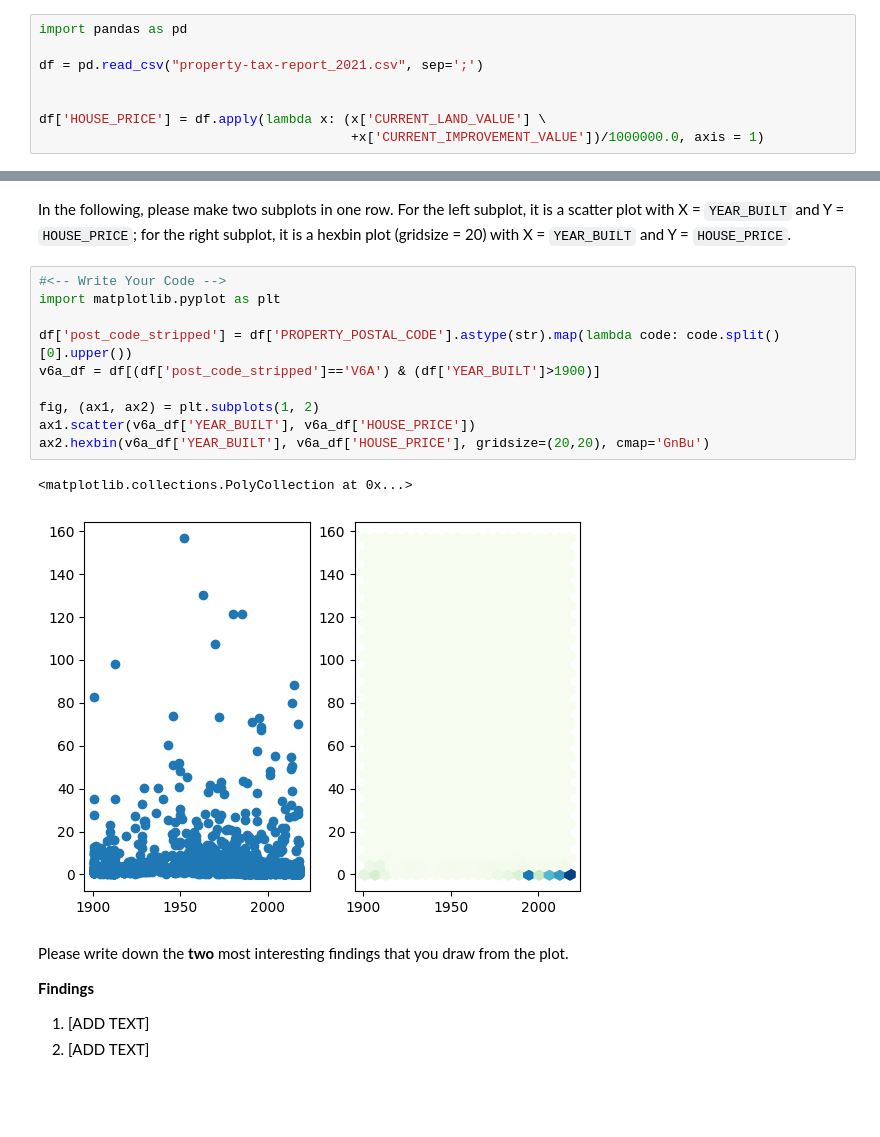
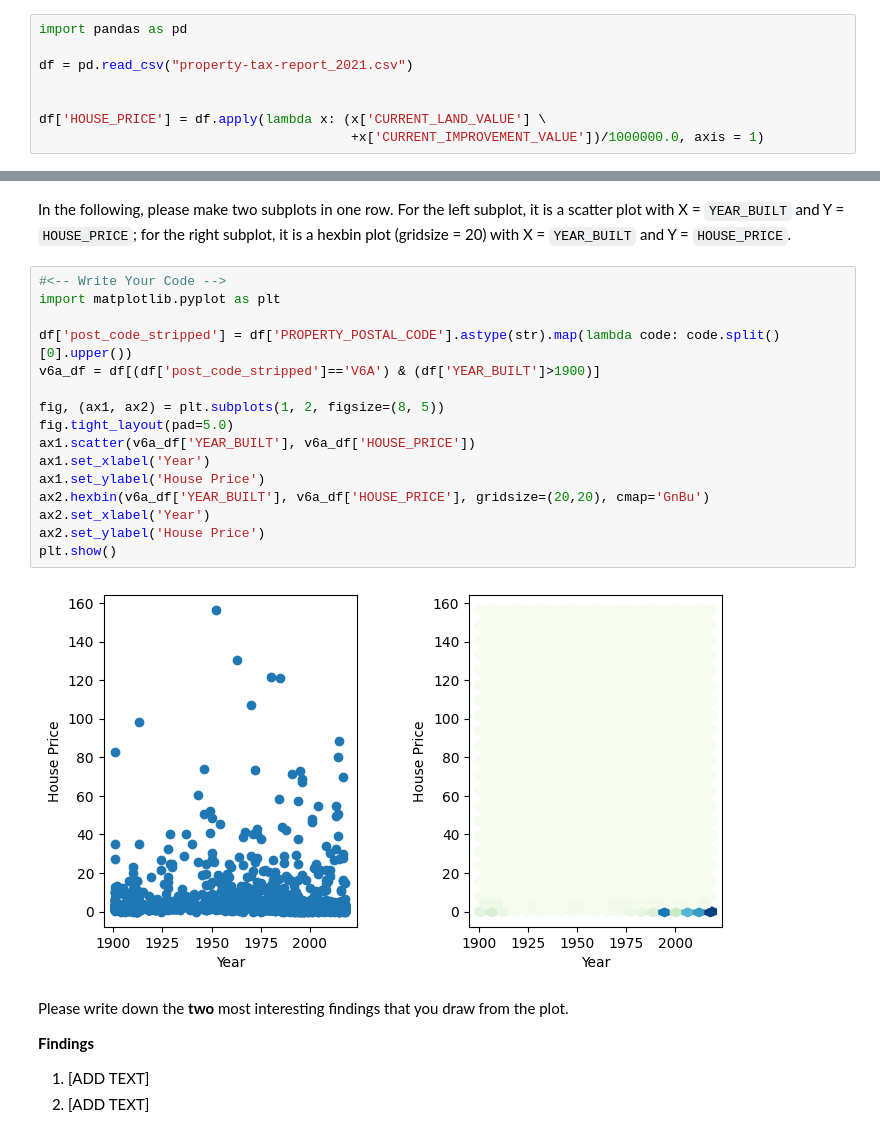
Before and after one commit to kgdarshaun/bigdata-cmpt733, a Jupyter notebook: Assignments/A4/A4.ipynb, the cells around one changed output, grey strips where cells are left out. Drawn from its saved outputs; the diff is of its cells as text; blank space fills up the shorter version.

```diff
--- a/Assignments/A4/A4.ipynb
+++ b/Assignments/A4/A4.ipynb
@@ -38,7 +38,7 @@ We first load the data as a DataFrame.
 # %%
 import pandas as pd
 
-df = pd.read_csv("property-tax-report_2021.csv", sep=';')
+df = pd.read_csv("property-tax-report_2021.csv")
 
 
 df['HOUSE_PRICE'] = df.apply(lambda x: (x['CURRENT_LAND_VALUE'] \
@@ -70,16 +54,21 @@ In the following, please make two subplots in one row. For the left subplot, it
 # %%
 #<-- Write Your Code -->
 import matplotlib.pyplot as plt
 
 df['post_code_stripped'] = df['PROPERTY_POSTAL_CODE'].astype(str).map(lambda code: code.split()[0].upper())
 v6a_df = df[(df['post_code_stripped']=='V6A') & (df['YEAR_BUILT']>1900)]
 
-fig, (ax1, ax2) = plt.subplots(1, 2)
+fig, (ax1, ax2) = plt.subplots(1, 2, figsize=(8, 5))
+fig.tight_layout(pad=5.0)
 ax1.scatter(v6a_df['YEAR_BUILT'], v6a_df['HOUSE_PRICE'])
+ax1.set_xlabel('Year')
+ax1.set_ylabel('House Price')
 ax2.hexbin(v6a_df['YEAR_BUILT'], v6a_df['HOUSE_PRICE'], gridsize=(20,20), cmap='GnBu')
+ax2.set_xlabel('Year')
+ax2.set_ylabel('House Price')
+plt.show()
 # %% [output]
-<matplotlib.collections.PolyCollection at 0x...>
-[figure, old version]
+[figure, new version]
 # %% [markdown]
 Please write down the **two** most interesting findings that you draw from the plot.
 
```
Also changed, not shown: parts of 8 cells of this notebook, 2 other files.
